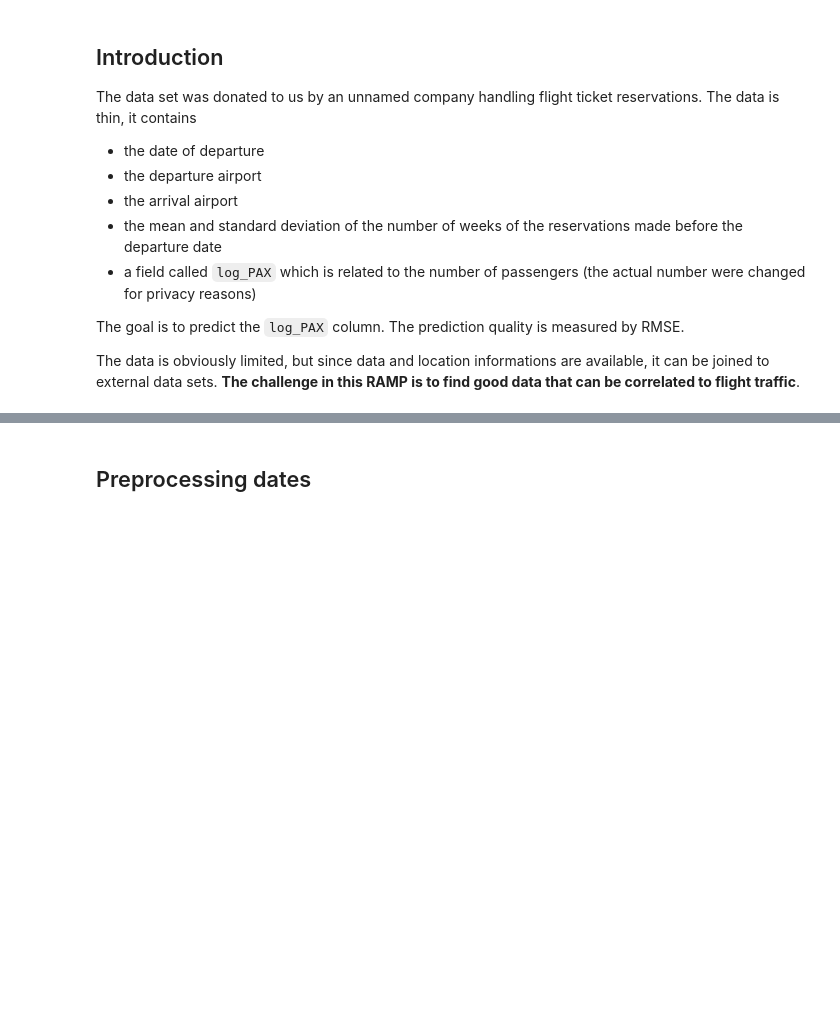
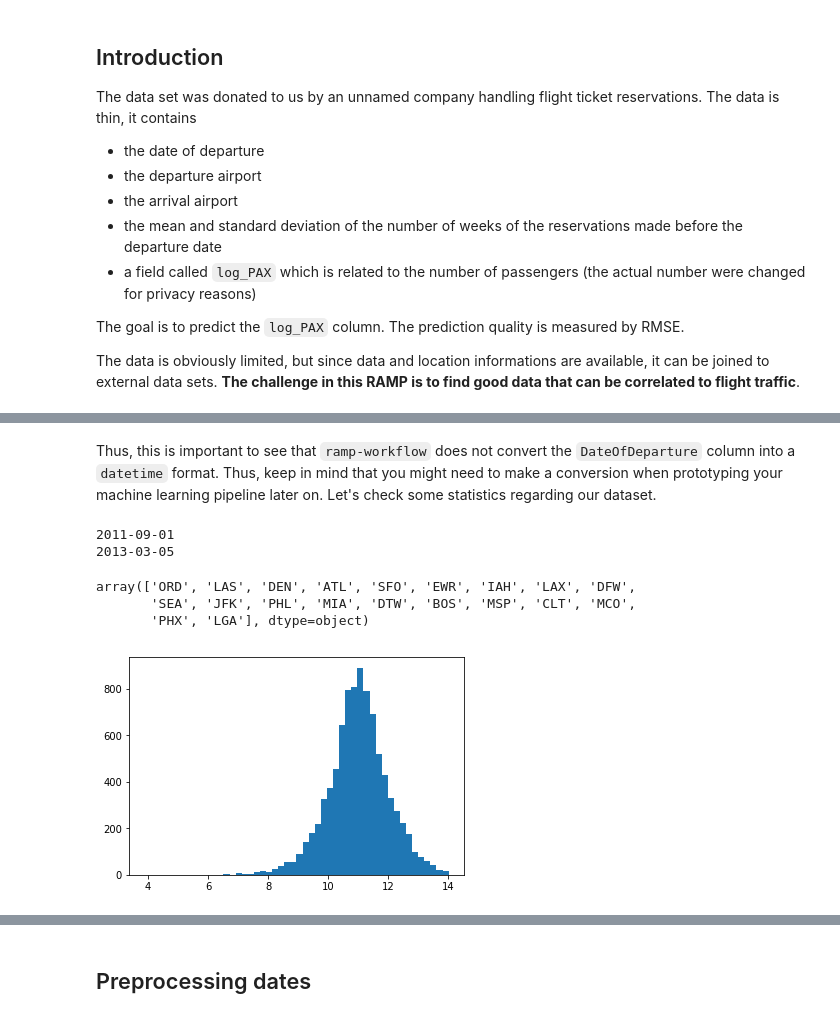
Before and after one commit to ramp-kits/air_passengers, a Jupyter notebook: air_passengers_starting_kit.ipynb, the cells around one changed output, grey strips where cells are left out. Cells and saved outputs as stored; diff of their text form; code cells hidden in the pictures; blank space fills up the shorter version.

```diff
--- a/air_passengers_starting_kit.ipynb
+++ b/air_passengers_starting_kit.ipynb
@@ -48,2 +86,2 @@ y_array = dat['log_PAX'].values
 # %%
-X_df, y_array = problem.get_train_data()
+X, y = problem.get_train_data()
@@ -50,3 +111,8 @@ X_df, y_array = problem.get_train_data()
+# %% [markdown]
+Thus, this is important to see that `ramp-workflow` does not convert the `DateOfDeparture` column into a `datetime` format. Thus, keep in mind that you might need to make a conversion when prototyping your machine learning pipeline later on. Let's check some statistics regarding our dataset.
 # %%
-print(min(X_df['DateOfDeparture']))
-print(max(X_df['DateOfDeparture']))
+print(min(X['DateOfDeparture']))
+print(max(X['DateOfDeparture']))
+# %% [output]
+2011-09-01
+2013-03-05
@@ -55,5 +119,11 @@ X_df.head()
 # %%
-X_df['Departure'].unique()
+X['Departure'].unique()
+# %% [output]
+array(['ORD', 'LAS', 'DEN', 'ATL', 'SFO', 'EWR', 'IAH', 'LAX', 'DFW',
+       'SEA', 'JFK', 'PHL', 'MIA', 'DTW', 'BOS', 'MSP', 'CLT', 'MCO',
+       'PHX', 'LGA'], dtype=object)
 # %%
-plt.hist(y_array, bins=50);
+_ = plt.hist(y, bins=50)
+# %% [output]
+[figure, added]
 # %%
```
Also changed, not shown: parts of 83 cells of this notebook, 2 other files.
